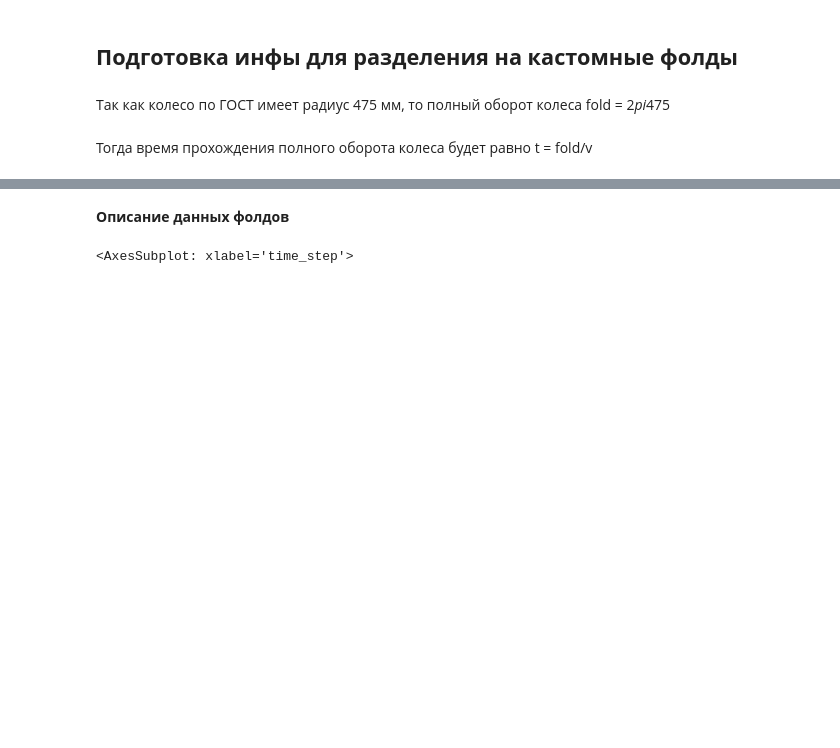
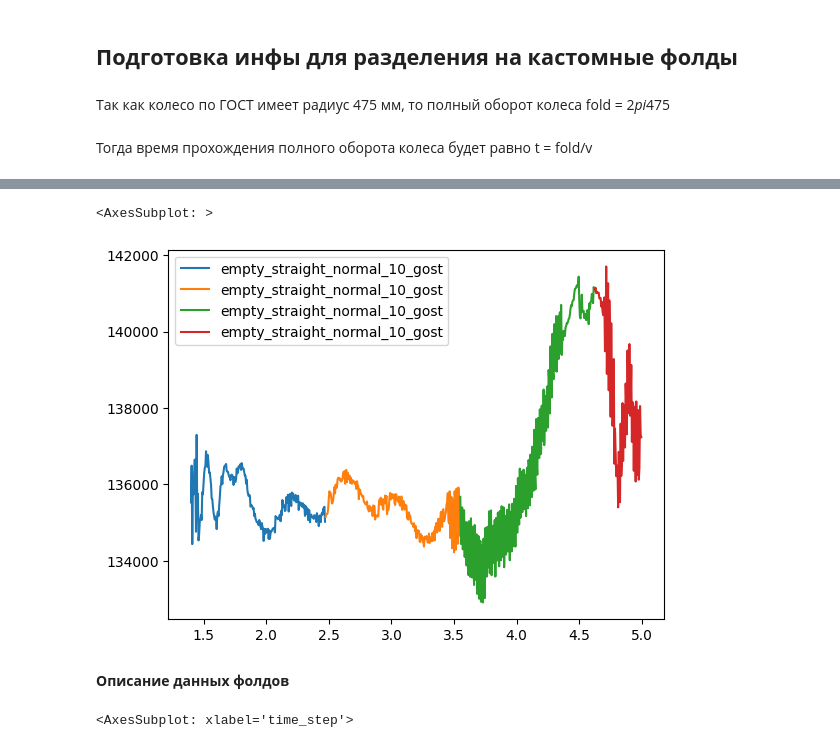
Before and after one commit to daniilgorenkov/Dissertation, a Jupyter notebook: observe.ipynb, the cells around one changed output, grey strips where cells are left out. Drawn from its saved outputs; the diff is of its cells as text; code cells hidden in the pictures; blank space fills up the shorter version.

Commit message:
devided by wheel rotation

```diff
--- a/observe.ipynb
+++ b/observe.ipynb
@@ -117,13 +130,25 @@ time_split(10)
 # %%
-def get_time_splits(data:pd.DataFrame):
+def get_time_splits(data:pd.DataFrame) -> list:
+    """Возвращает индексы по которым нужно производить обрез
+    Индексы высчтитываются в зависимости от скорости движения вагона и радиуса колеса"""
+    res = []
+
     start_point = 1.4
 
     time_max_point = data.index.max()               # Максимальное время
 
     col_name = data.columns[0].split("_")           # 10,20,30... км/ч
 
-    wheel_rotate_num = time_split(int(col_name[3])) # 1.007
+    wheel_rotate_num = time_split(int(col_name[3])) # 1.007 сек
 
-    num_folds = time_max_point//wheel_rotate_num    # Сколько всего фолдов получится сделать
+    num_folds = (time_max_point-1)//wheel_rotate_num    # Сколько всего фолдов получится сделать
 
-    fold_1 = data[data>start_point]
+    res.append(start_point)
+
+    for _ in range(int(num_folds)):
+        start_point+= wheel_rotate_num
+        res.append(start_point)
+
+    return res
+# %%
+indexes = get_time_splits(empty_straight_normal_10)
@@ -130,3 +187,23 @@ def get_time_splits(data:pd.DataFrame):
+# %%
+def get_splited_dataframe(data:pd.DataFrame,indexes:list) -> pd.DataFrame:
+    zeros = np.zeros((214,1))
+    common_df = pd.DataFrame(zeros)
+
+    for i in range(len(indexes)):
+        if i < len(indexes) - 1:
+            seq = data[(data.index>indexes[i]) & (data.index<indexes[i+1])]  # срез по точкам
+        else:
+            seq = data[data.index>indexes[i]]
+        common_df = pd.concat([common_df,seq], axis=1)
+
+    df = common_df.drop(0, axis=1)
+
+    return df
+# %%
+get_splited_dataframe(empty_straight_normal_10, indexes).plot()
+# %% [output]
+<AxesSubplot: >
+[figure, added]
 # %% [markdown]
 **Описание данных фолдов**
 # %%
```
Also changed, not shown: parts of 9 cells of this notebook.
